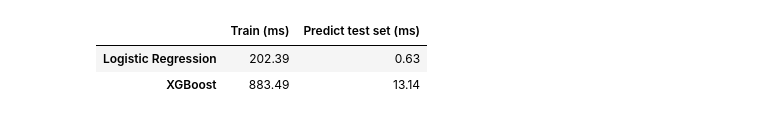
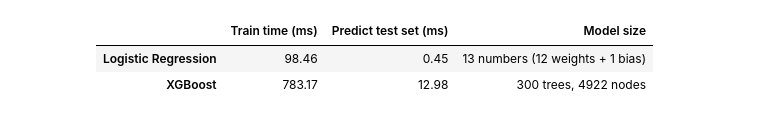
Before and after one commit to Damim-03/AIoT-2025, a Jupyter notebook: TP1/Fire_Alarm_Detection.ipynb, the cells around one changed output. Saved outputs shown, nothing was run; the diff lists cells and outputs as text; code cells hidden in the pictures.

```diff
--- a/TP1/Fire_Alarm_Detection.ipynb
+++ b/TP1/Fire_Alarm_Detection.ipynb
@@ -362,0 +157,12 @@ weighted avg     1.0000    1.0000    1.0000     12526
+# %%
+TARGET = "Fire Alarm"
+DROP_COLS = ["Unnamed: 0", "UTC", "CNT"]   # not sensor measurements
+
+X = df.drop(columns=[TARGET] + DROP_COLS)
+y = df[TARGET]
+
+# XGBoost (bonus) does not accept '[', ']' or '<' in feature names: "Temperature[C]" -> "Temperature_C"
+X.columns = X.columns.str.replace("[", "_", regex=False).str.replace("]", "", regex=False)
+
+print("Features:", list(X.columns))
+print("X shape:", X.shape, "| y shape:", y.shape)
@@ -401,24 +395,32 @@ Higher Recall: XGBoost
 # %%
 import time
 
-def timeit(fn, n=5):
-    t = time.perf_counter()
-    for _ in range(n):
+def mean_time_ms(fn, repeat):
+    # Average run time of fn() in milliseconds
+    start = time.perf_counter()
+    for _ in range(repeat):
         fn()
-    return (time.perf_counter() - t) / n * 1000  # ms
+    return (time.perf_counter() - start) / repeat * 1000
 
-timing = pd.DataFrame({
-    "Train (ms)": [
-        timeit(lambda: LogisticRegression(max_iter=1000).fit(X_train_scaled, y_train), n=3),
-        timeit(lambda: XGBClassifier(**xgb.get_params()).fit(X_train, y_train), n=1),
+n_lr_params = log_reg.coef_.size + log_reg.intercept_.size          # one weight per feature + the bias
+xgb_nodes = len(xgb.get_booster().trees_to_dataframe())             # all nodes of all trees
+
+complexity = pd.DataFrame({
+    "Train time (ms)": [
+        mean_time_ms(lambda: LogisticRegression(max_iter=1000, random_state=RANDOM_STATE).fit(X_train_scaled, y_train), 3),
+        mean_time_ms(lambda: XGBClassifier(**xgb.get_params()).fit(X_train, y_train), 1),
     ],
     "Predict test set (ms)": [
-        timeit(lambda: log_reg.predict(X_test_scaled)),
-        timeit(lambda: xgb.predict(X_test)),
+        mean_time_ms(lambda: log_reg.predict(X_test_scaled), 10),
+        mean_time_ms(lambda: xgb.predict(X_test), 10),
+    ],
+    "Model size": [
+        f"{n_lr_params} numbers ({log_reg.coef_.size} weights + 1 bias)",
+        f"{xgb.n_estimators} trees, {xgb_nodes} nodes",
     ],
 }, index=["Logistic Regression", "XGBoost"])
-timing.round(2)
+complexity.round(2)
 # %% [output]
-|  | Train (ms) | Predict test set (ms) |
-| Logistic Regression | 202.39 | 0.63 |
-| XGBoost | 883.49 | 13.14 |
+|  | Train time (ms) | Predict test set (ms) | Model size |
+| Logistic Regression | 98.46 | 0.45 | 13 numbers (12 weights + 1 bias) |
+| XGBoost | 783.17 | 12.98 | 300 trees, 4922 nodes |
```
Also changed, not shown: parts of 89 cells of this notebook.
